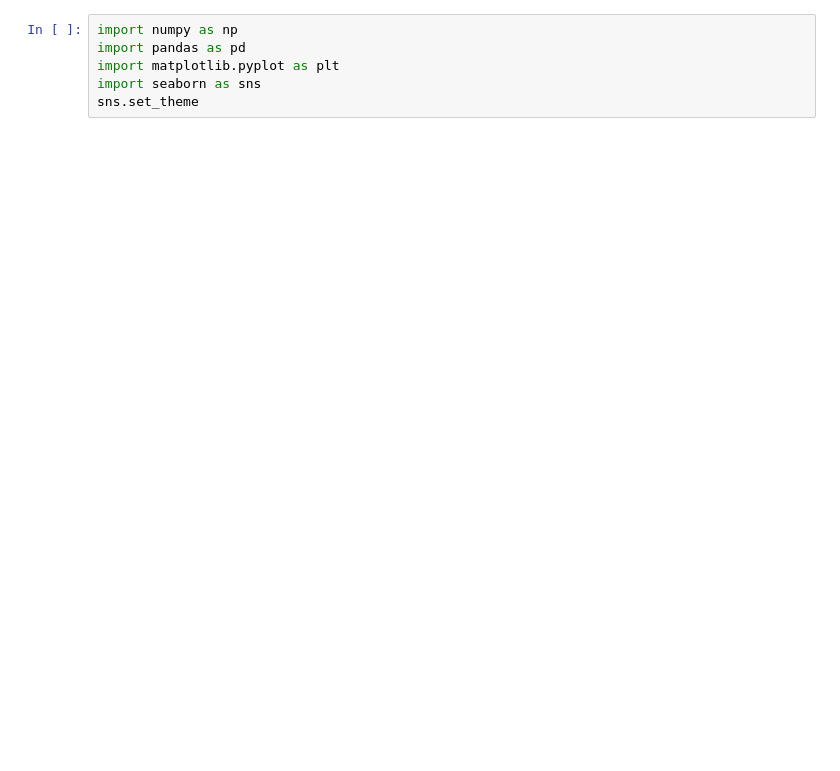
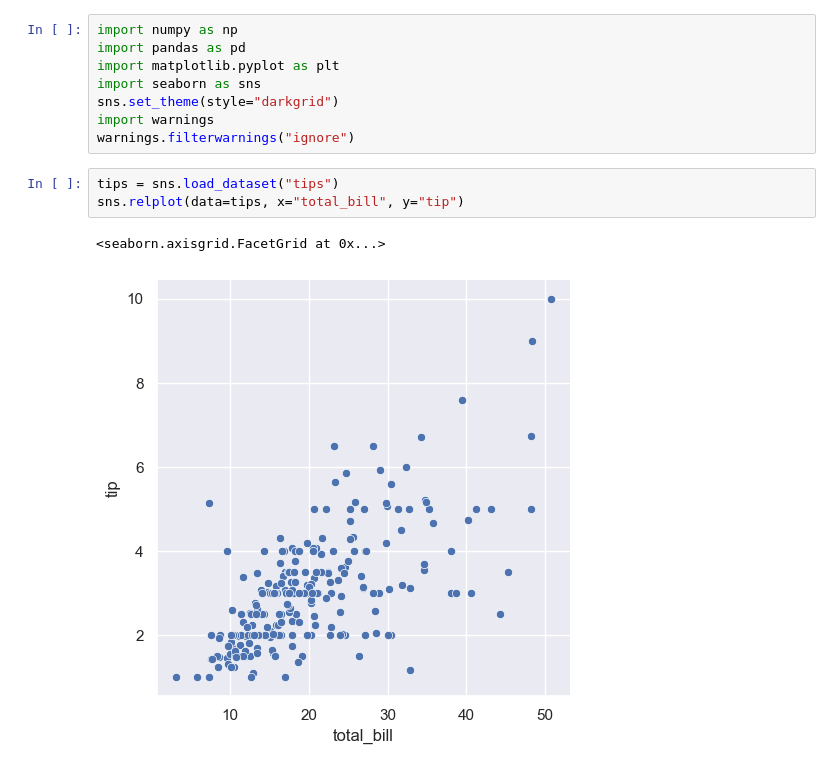
Before and after one commit to SideeID/data-visualization, a Jupyter notebook: seaborn.ipynb, the cells around one changed output. Saved outputs shown, nothing was run; the diff lists cells and outputs as text; blank space fills up the shorter version.

```diff
--- a/seaborn.ipynb
+++ b/seaborn.ipynb
@@ -12,4 +12,12 @@ import numpy as np
 import pandas as pd
 import matplotlib.pyplot as plt
 import seaborn as sns
-sns.set_theme
+sns.set_theme(style="darkgrid")
+import warnings
+warnings.filterwarnings("ignore")
+# %%
+tips = sns.load_dataset("tips")
+sns.relplot(data=tips, x="total_bill", y="tip")
+# %% [output]
+<seaborn.axisgrid.FacetGrid at 0x...>
+[figure, added]
```
Also changed, not shown: parts of 16 cells of this notebook.
